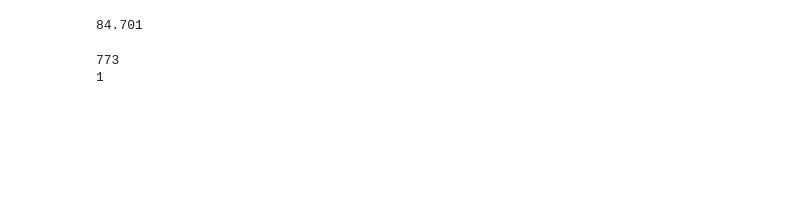
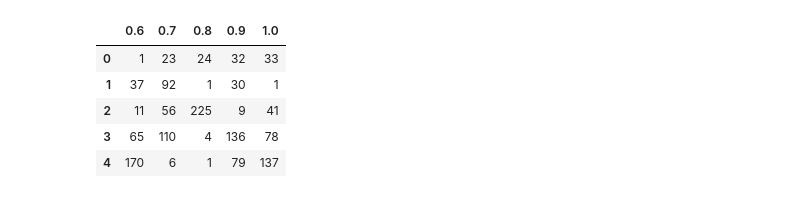
Before and after one commit to pedbrgs/Evolutionary-Computation, a Jupyter notebook: Project 1/N-Queens Analysis.ipynb, the cells around one changed output. Drawn from its saved outputs; the diff is of its cells as text; code cells hidden in the pictures; blank space fills up the shorter version.

```diff
--- a/Project 1/N-Queens Analysis.ipynb
+++ b/Project 1/N-Queens Analysis.ipynb
@@ -13,11 +25,0 @@ for i in range(n_exec):
-# %%
-avg = sum(generations)/len(generations)
-print(avg)
-# %% [output]
-84.701
-# %%
-print(max(generations))
-print(min(generations))
-# %% [output]
-773
-1
@@ -25,0 +26,12 @@ print(min(generations))
+# %%
+df_pcs = pd.DataFrame(data = pcs)
+df_pcs = df_pcs.transpose()
+df_pcs.columns = ["0.6", "0.7", "0.8", "0.9", "1.0"]
+df_pcs.head()
+# %% [output]
+|  | 0.6 | 0.7 | 0.8 | 0.9 | 1.0 |
+| 0 | 1 | 23 | 24 | 32 | 33 |
+| 1 | 37 | 92 | 1 | 30 | 1 |
+| 2 | 11 | 56 | 225 | 9 | 41 |
+| 3 | 65 | 110 | 4 | 136 | 78 |
+| 4 | 170 | 6 | 1 | 79 | 137 |
```
Also changed, not shown: parts of 14 cells of this notebook, 8 other files.
